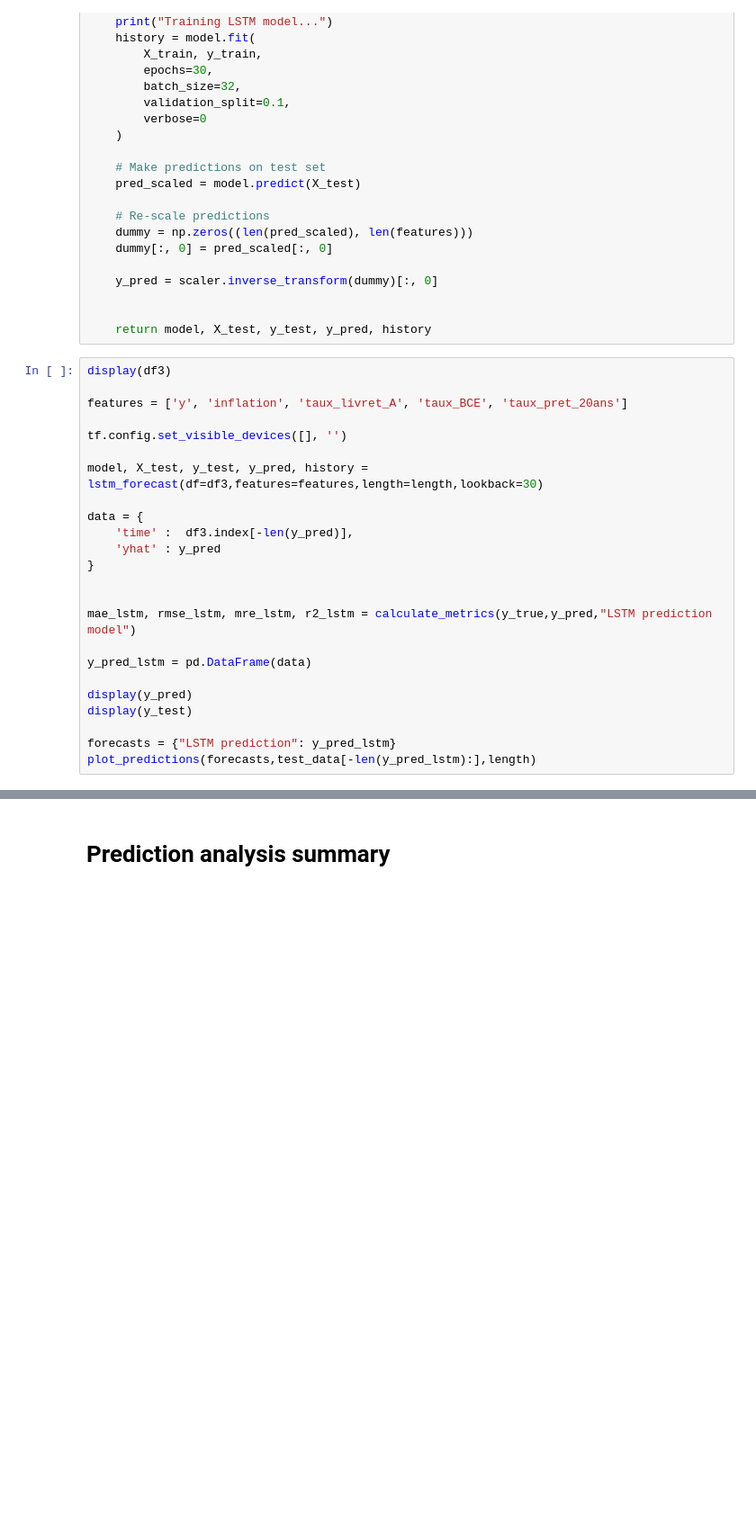
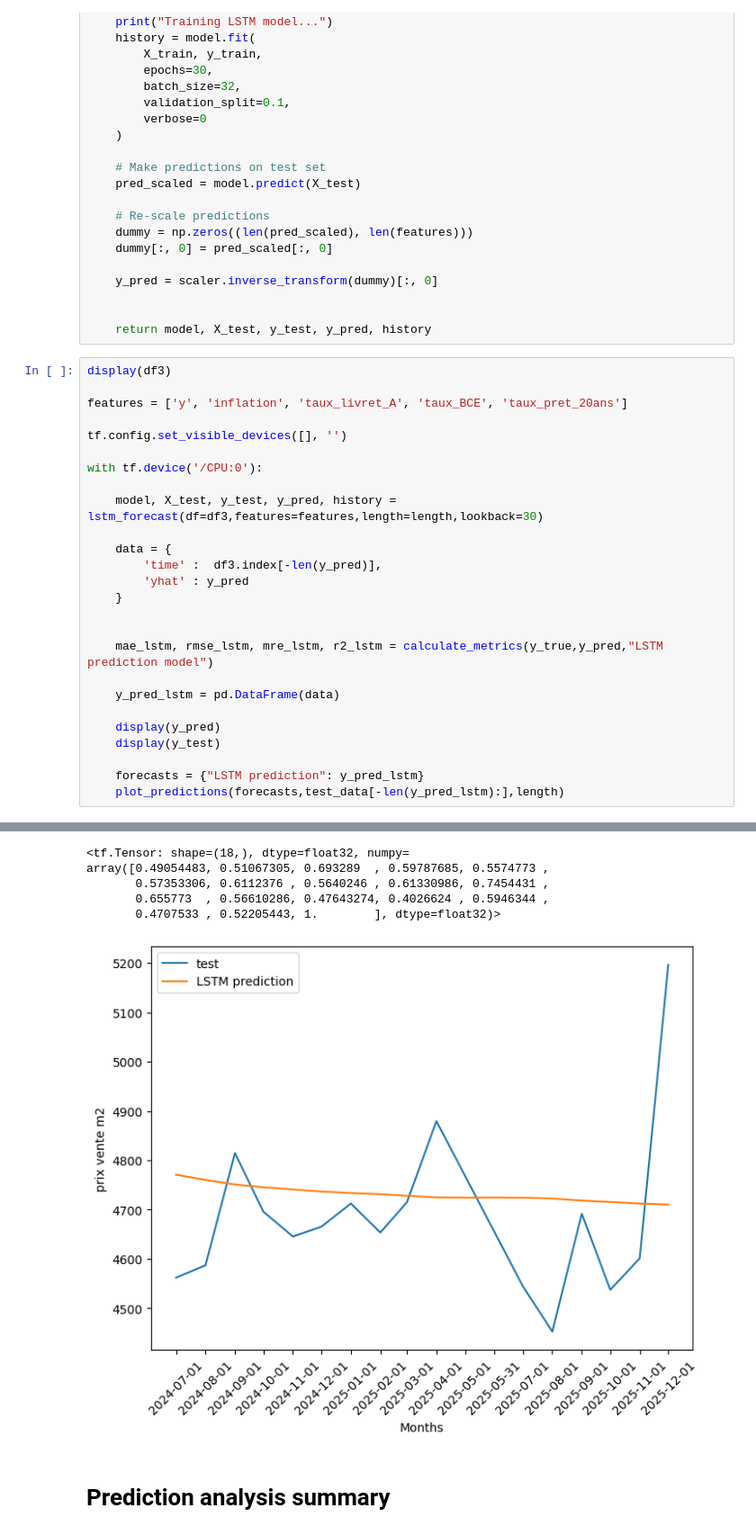
Before and after one commit to Clement2169/immocv, a Jupyter notebook: notebooks/PredictionAppartement.ipynb, the cells around one changed output, grey strips where cells are left out. Shown at 90% size. Saved outputs shown, nothing was run; the diff lists cells and outputs as text; blank space fills up the shorter version.

```diff
--- a/notebooks/PredictionAppartement.ipynb
+++ b/notebooks/PredictionAppartement.ipynb
@@ -821,23 +853,25 @@ features = ['y', 'inflation', 'taux_livret_A', 'taux_BCE', 'taux_pret_20ans']
 
 tf.config.set_visible_devices([], '')
 
-model, X_test, y_test, y_pred, history = lstm_forecast(df=df3,features=features,length=length,lookback=30)
+with tf.device('/CPU:0'):
 
-data = {
-    'time' :  df3.index[-len(y_pred)],
-    'yhat' : y_pred
-}
+    model, X_test, y_test, y_pred, history = lstm_forecast(df=df3,features=features,length=length,lookback=30)
+
+    data = {
+        'time' :  df3.index[-len(y_pred)],
+        'yhat' : y_pred
+    }
 
 
-mae_lstm, rmse_lstm, mre_lstm, r2_lstm = calculate_metrics(y_true,y_pred,"LSTM prediction model")
+    mae_lstm, rmse_lstm, mre_lstm, r2_lstm = calculate_metrics(y_true,y_pred,"LSTM prediction model")
 
-y_pred_lstm = pd.DataFrame(data)
+    y_pred_lstm = pd.DataFrame(data)
 
-display(y_pred)
-display(y_test)
+    display(y_pred)
+    display(y_test)
 
-forecasts = {"LSTM prediction": y_pred_lstm}
-plot_predictions(forecasts,test_data[-len(y_pred_lstm):],length)
+    forecasts = {"LSTM prediction": y_pred_lstm}
+    plot_predictions(forecasts,test_data[-len(y_pred_lstm):],length)
 # %% [output]
 |  | y | ds | inflation | taux_livret_A | taux_BCE | taux_pret_20ans |
 | date |  |  |  |  |  |  |
@@ -879,3 +929,9 @@ UnknownError: {{function_node __wrapped__Sign_device_/job:localhost/replica:0/ta
+<tf.Tensor: shape=(18,), dtype=float32, numpy=
+array([0.49054483, 0.51067305, 0.693289  , 0.59787685, 0.5574773 ,
+       0.57353306, 0.6112376 , 0.5640246 , 0.61330986, 0.7454431 ,
+       0.655773  , 0.56610286, 0.47643274, 0.4026624 , 0.5946344 ,
+       0.4707533 , 0.52205443, 1.        ], dtype=float32)>
+[figure, added]
 # %% [markdown]
 # Prediction analysis summary
 # %%
```
Also changed, not shown: parts of 7 cells of this notebook.
